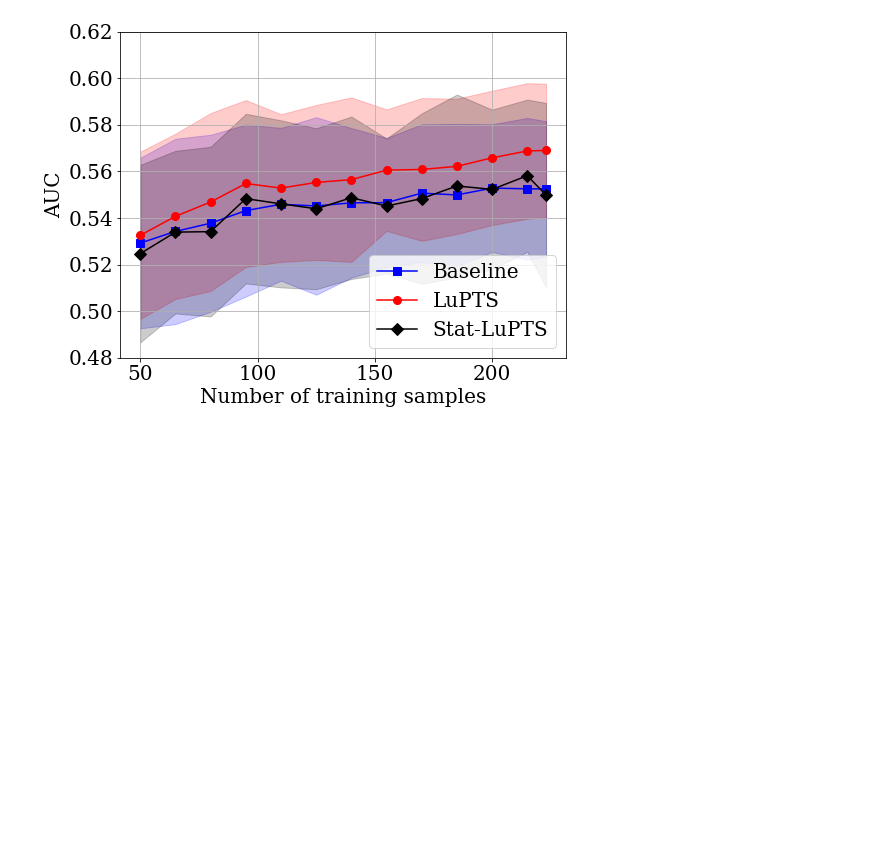
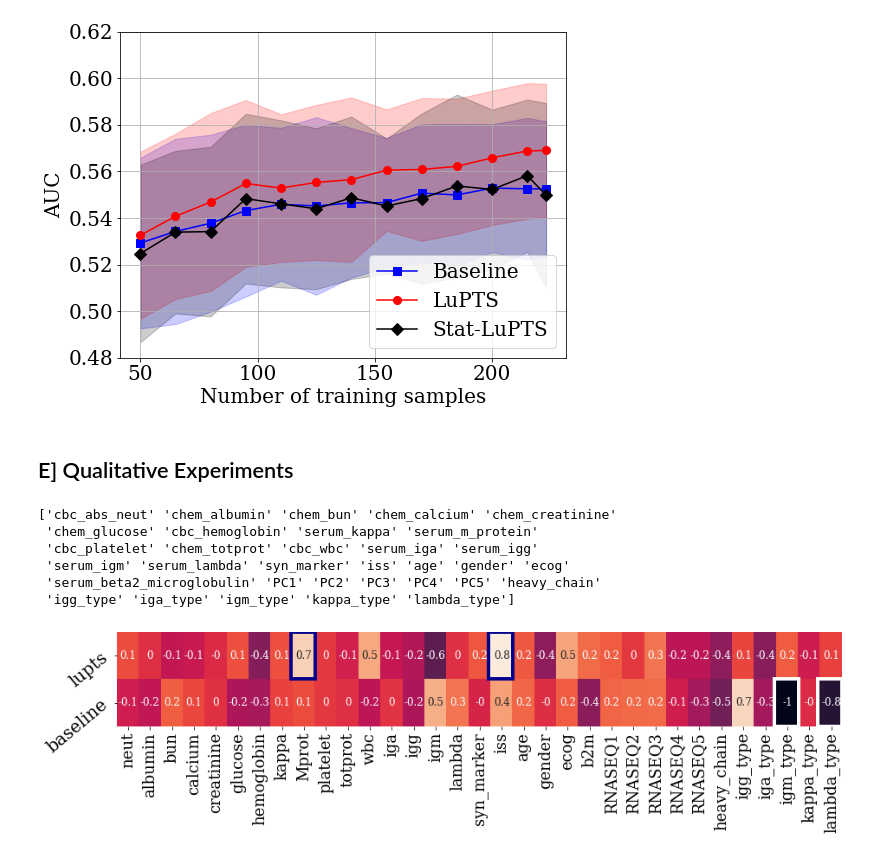
Before and after one commit to RickardKarl/LearningUsingPrivilegedTimeSeries, a Jupyter notebook: notebooks/mm-pfs.ipynb, the cells around one changed output. Saved outputs shown, nothing was run; the diff lists cells and outputs as text; code cells hidden in the pictures; blank space fills up the shorter version.

```diff
--- a/notebooks/mm-pfs.ipynb
+++ b/notebooks/mm-pfs.ipynb
@@ -398,3 +406,75 @@ ax.grid()
 fig.savefig('./plots/fig-pfs-task-3points-100repeats-wstat.pdf',bbox_inches='tight')
 # %% [output]
 [figure]
+# %% [markdown]
+## E] Qualitative Experiments
+# %%
+lupts_best = best_estimators['lupts'][0]
+baseline_best = best_estimators['baseline'][0]
+# %%
+import matplotlib.patches as mpatches
+Xnames = ddata[fold]['train']['feature_names_x']
+Bnames = ddata[fold]['train']['feature_names']
+fnames = np.concatenate((Xnames,Bnames),axis=-1)
+print(fnames)
+new_names = []
+for name in fnames:
+    if name == 'serum_m_protein':
+        new_names.append('Mprot')
+    elif name == 'serum_beta2_microglobulin':
+        new_names.append('b2m')
+    elif 'cbc' in name or 'chem' in name or 'serum' in name:
+        new_names.append(name.split('_')[-1])
+    elif 'PC' in name:
+        new_names.append(name.replace('PC','RNASEQ'))
+    else:
+        new_names.append(name)
+
+
+all_coefs_full = np.concatenate((lupts_best.outcome_estimator.coef_,baseline_best.coef_),axis=0)
+coef = np.round(lupts_best.outcome_estimator.coef_,1)
+coef2 = np.round(baseline_best.coef_,1)
+all_coefs = np.concatenate((coef,coef2),axis=0)
+fig, ax = plt.subplots(figsize=(15,2))
+a1 = sns.heatmap(all_coefs_full, ax=ax, xticklabels=new_names, yticklabels=['lupts','baseline'], \
+                 annot=all_coefs,annot_kws={"fontsize":12}, cbar=None)
+a1.tick_params(axis='x', labelsize=18)
+a1.tick_params(axis='y', labelsize=20)
+for item in a1.get_xticklabels():
+    item.set_rotation(90)
+for item in a1.get_yticklabels():
+    item.set_rotation(40)
+left, bottom, width, height = (16.9,0,1.1,1)
+rect=mpatches.Rectangle((left,bottom),width,height,
+                        fill=False,
+                        color="darkblue",
+                       linewidth=4)
+left, bottom, width, height = (7.9,0,1.1,1)
+rect2=mpatches.Rectangle((left,bottom),width,height,
+                        fill=False,
+                        color="darkblue",
+                       linewidth=4)
+left, bottom, width, height = (29.9,1,1.1,1)
+rect3=mpatches.Rectangle((left,bottom),width,height,
+                        fill=False,
+                        color="white",
+                       linewidth=4)
+left, bottom, width, height = (31.9,1,1.1,1)
+rect4=mpatches.Rectangle((left,bottom),width,height,
+                        fill=False,
+                        color="white",
+                       linewidth=4)
+                       #facecolor="red")
+fig.gca().add_patch(rect)
+fig.gca().add_patch(rect2)
+fig.gca().add_patch(rect3)
+fig.gca().add_patch(rect4)
+fig.savefig('./plots/heatmap_lupts_baseline.pdf',bbox_inches='tight')
+# %% [output]
+['cbc_abs_neut' 'chem_albumin' 'chem_bun' 'chem_calcium' 'chem_creatinine'
+ 'chem_glucose' 'cbc_hemoglobin' 'serum_kappa' 'serum_m_protein'
+ 'cbc_platelet' 'chem_totprot' 'cbc_wbc' 'serum_iga' 'serum_igg'
+ 'serum_igm' 'serum_lambda' 'syn_marker' 'iss' 'age' 'gender' 'ecog'
+ 'serum_beta2_microglobulin' 'PC1' 'PC2' 'PC3' 'PC4' 'PC5' 'heavy_chain'
+ 'igg_type' 'iga_type' 'igm_type' 'kappa_type' 'lambda_type']
+[figure, added]
```
Also changed, not shown: parts of 5 cells of this notebook.
